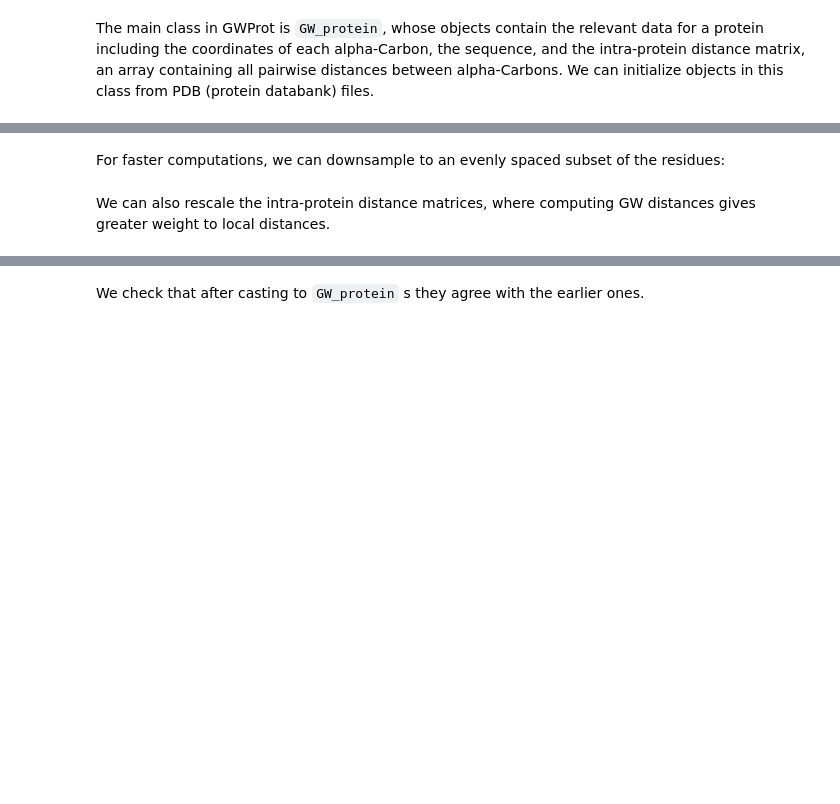
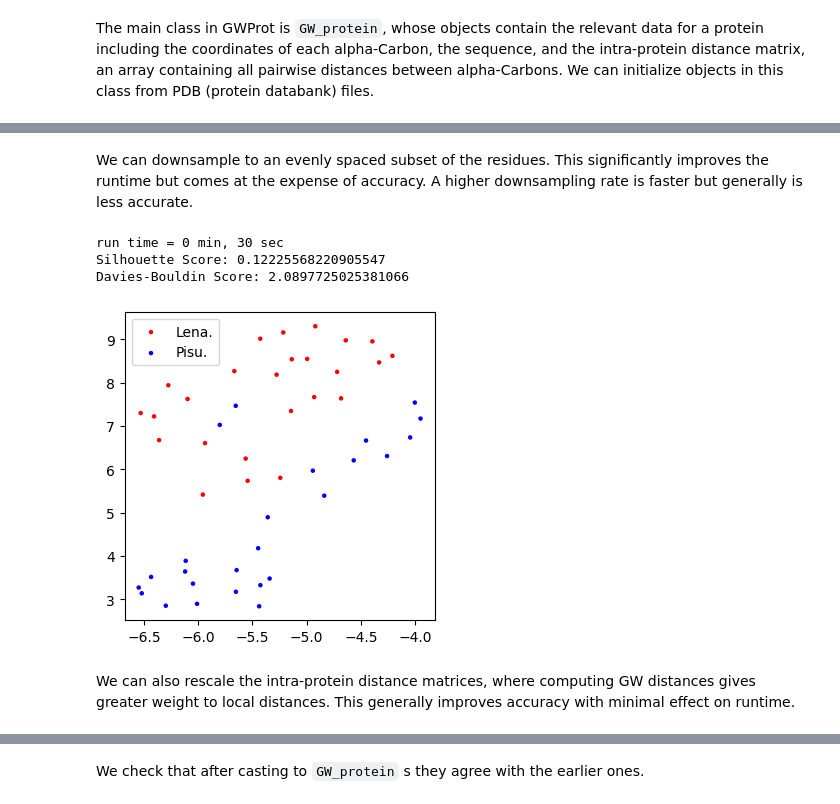
Before and after one commit to CamaraLab/GWProt, a Jupyter notebook: docs/Examples/Example_3_Clustering_RdRps.ipynb, the cells around one changed output, grey strips where cells are left out. Cells and saved outputs as stored; diff of their text form; code cells hidden in the pictures; blank space fills up the shorter version.

```diff
--- a/docs/Examples/Example_3_Clustering_RdRps.ipynb
+++ b/docs/Examples/Example_3_Clustering_RdRps.ipynb
@@ -47,7 +47,7 @@ def display(dist_mat):
     plt.figure(figsize=(4, 4))
     plt.scatter(embedding[:(N//2), 0], embedding[:(N//2), 1], c= ['red']*(N//2) , s=5)
     plt.scatter(embedding[(N//2):, 0], embedding[(N//2):, 1], c= ['blue']*(N//2) , s=5)
-    plt.legend(["Dupl." , "Lena."])
+    plt.legend([ "Lena.", "Pisu."])
     plt.show()
 # %%
 def compute_in_parallel(proteins, comparison_method, returning = False, **kwargs):
@@ -73,2 +81,2 @@ base_prots = [GW_protein.make_protein_from_pdb(file) for file in lenas + pisus]
 # %% [markdown]
-For faster computations, we can downsample to an evenly spaced subset of the residues:
+We can downsample to an evenly spaced subset of the residues. This significantly improves the runtime but comes at the expense of accuracy. A higher downsampling rate is faster but generally is less accurate.
@@ -77,2 +83,10 @@ downsamped_100_prots = [p.downsample_n(n=100) for p in base_prots]
+# %%
+downsampled_100_prots = [p.downsample_n(n=100) for p in base_prots]
+compute_in_parallel(proteins=downsampled_100_prots, comparison_method= GW_protein.run_GW)
+# %% [output]
+run time = 0 min, 30 sec
+Silhouette Score: 0.12225568220905547
+Davies-Bouldin Score: 2.0897725025381066
+[figure, added]
 # %% [markdown]
-We can also rescale the intra-protein distance matrices, where computing GW distances gives greater weight to local distances.
+We can also rescale the intra-protein distance matrices, where computing GW distances gives greater weight to local distances. This generally improves accuracy with minimal effect on runtime.
```
Also changed, not shown: parts of 26 cells of this notebook, 11 other files.
